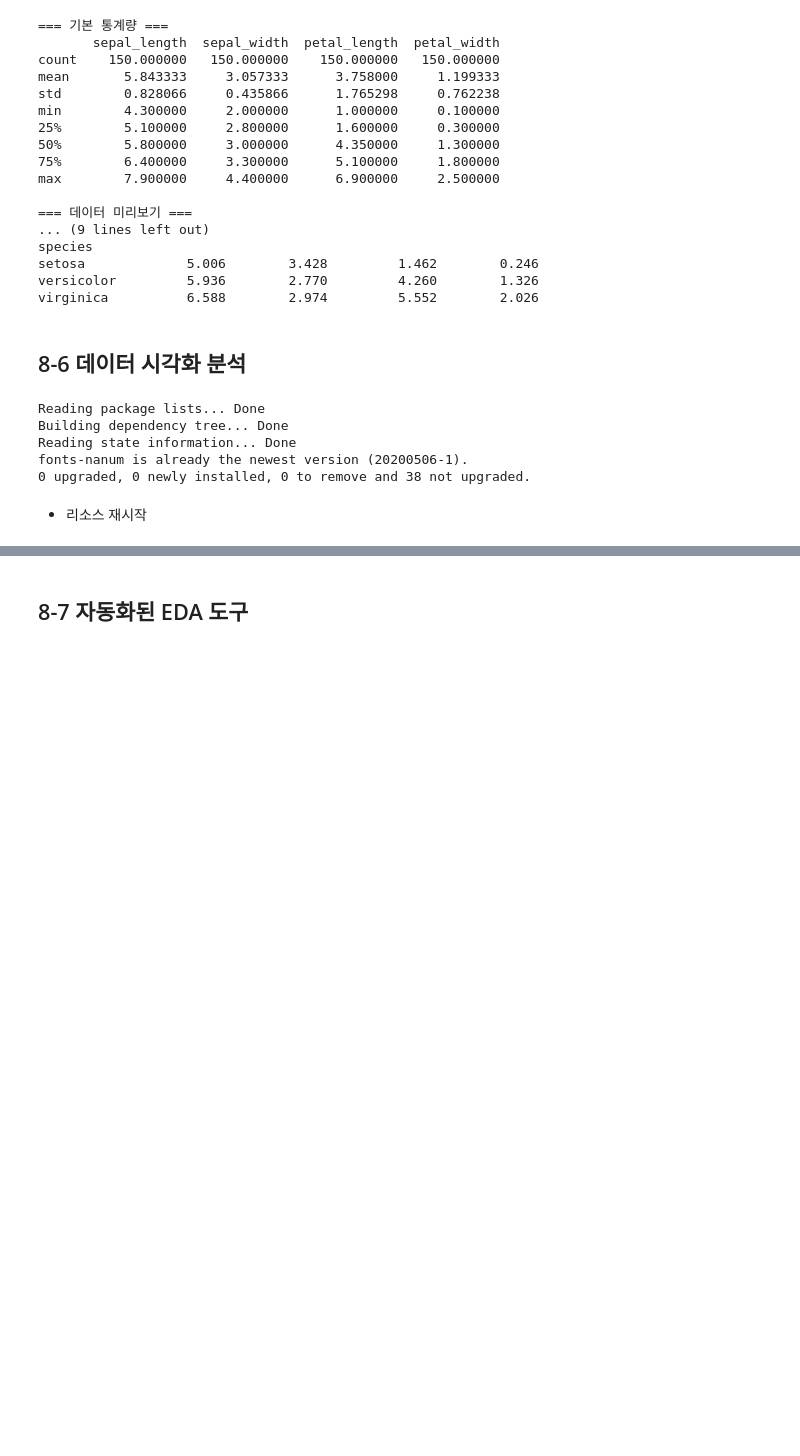
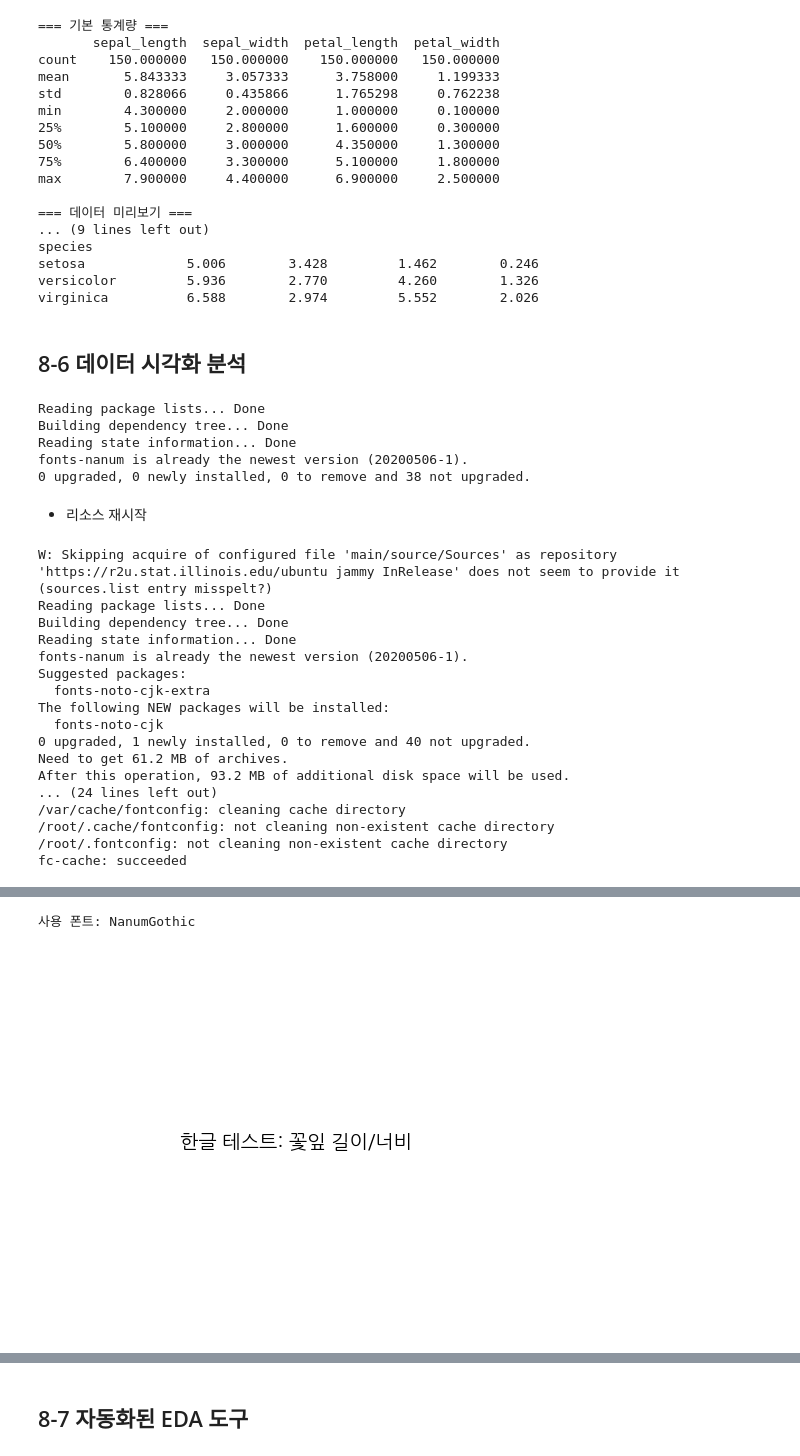
Before and after one commit to tomifezgomez/Data-Analysis-with-Open-Source, a Jupyter notebook: 오픈소스_데이터_분석_8강.ipynb, the cells around one changed output, grey strips where cells are left out. Saved outputs shown, nothing was run; the diff lists cells and outputs as text; code cells hidden in the pictures; blank space fills up the shorter version.

```diff
--- a/오픈소스_데이터_분석_8강.ipynb
+++ b/오픈소스_데이터_분석_8강.ipynb
@@ -228,3 +228,52 @@ fonts-nanum is already the newest version (20200506-1).
 
 import matplotlib.pyplot as plt
 plt.rc('font', family='NanumBarunGothic')
+# %%
+# 1) 폰트 설치 & 캐시 갱신
+!apt-get update -qq
+!apt-get install -y fonts-nanum fonts-noto-cjk
+!fc-cache -fv            # 하이픈(-) 2개
+!rm -rf ~/.cache/matplotlib
+
+# 2) 폰트 설정 (플롯 그리기 전에!)
+import matplotlib as mpl
+import matplotlib.pyplot as plt
+from matplotlib import font_manager as fm
+
+# 캐시 강제 리로드
+mpl.font_manager._load_fontmanager(try_read_cache=False)
+
+# 후보 중 설치되어 있는 폰트로 지정
+candidates = ["NanumGothic", "Noto Sans CJK KR", "Noto Sans CJK"]
+available  = {f.name for f in fm.fontManager.ttflist}
+chosen = next((c for c in candidates if c in available), None)
+if chosen is None:
+    raise RuntimeError("한글 폰트를 찾지 못했습니다. 위 apt 설치 로그를 확인하세요.")
+
+plt.rcParams["font.family"] = chosen
+plt.rcParams["axes.unicode_minus"] = False  # 음수 기호 깨짐 방지
+print("사용 폰트:", chosen)
+
+# (선택) 진짜 한글이 찍히는지 1줄 테스트
+plt.figure()
+plt.text(0.5, 0.5, "한글 테스트: 꽃잎 길이/너비", ha="center", va="center", fontsize=14)
+plt.axis("off")
+plt.show()
+# %% [output]
+W: Skipping acquire of configured file 'main/source/Sources' as repository 'https://r2u.stat.illinois.edu/ubuntu jammy InRelease' does not seem to provide it (sources.list entry misspelt?)
+Reading package lists... Done
+Building dependency tree... Done
+Reading state information... Done
+fonts-nanum is already the newest version (20200506-1).
+Suggested packages:
+  fonts-noto-cjk-extra
+The following NEW packages will be installed:
+  fonts-noto-cjk
+0 upgraded, 1 newly installed, 0 to remove and 40 not upgraded.
+Need to get 61.2 MB of archives.
+After this operation, 93.2 MB of additional disk space will be used.
+... (24 lines left out)
+/var/cache/fontconfig: cleaning cache directory
+/root/.cache/fontconfig: not cleaning non-existent cache directory
+/root/.fontconfig: not cleaning non-existent cache directory
+fc-cache: succeeded
@@ -231,3 +281,5 @@ plt.rc('font', family='NanumBarunGothic')
+사용 폰트: NanumGothic
+[figure, added]
 # %%
 import matplotlib.pyplot as plt
 import seaborn as sns
```
Also changed, not shown: parts of 4 cells of this notebook.
